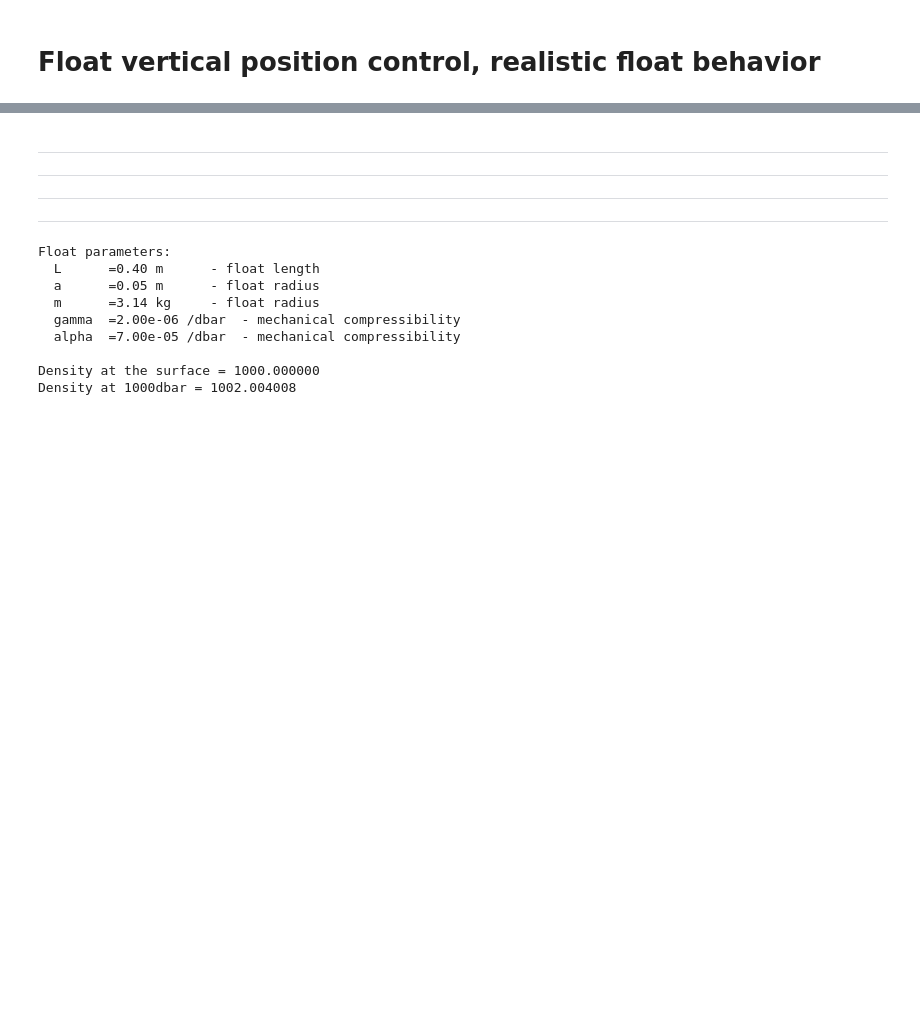
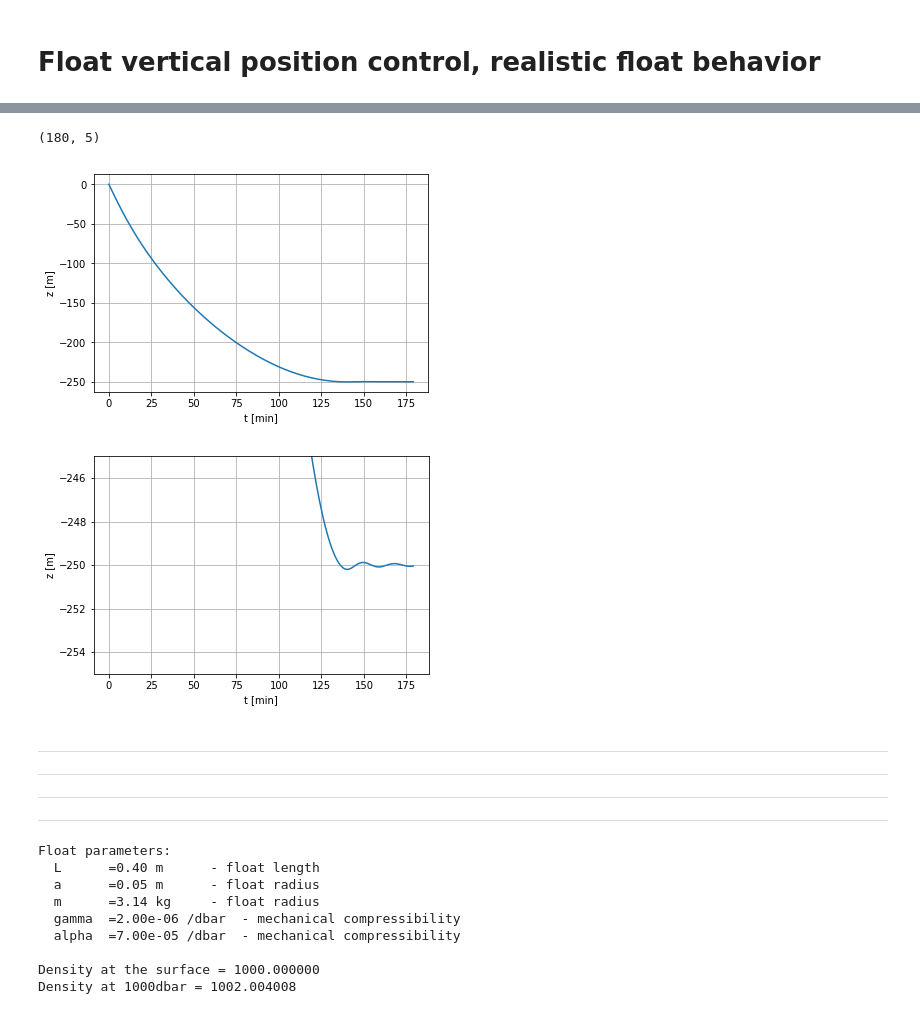
Before and after one commit to apatlpo/cognac, a Jupyter notebook: instrum/zcontrol_realistic.ipynb, the cells around one changed output, grey strips where cells are left out. Drawn from its saved outputs; the diff is of its cells as text; code cells hidden in the pictures; blank space fills up the shorter version.

```diff
--- a/instrum/zcontrol_realistic.ipynb
+++ b/instrum/zcontrol_realistic.ipynb
@@ -279,3 +313,23 @@ WOA water profile at lon=-50, lat=40
+# %%
+print (f.X.shape)
+plt.figure()
+ax=plt.subplot(111)
+ax.plot(f.X[:,0]/60.,f.X[:,1])
+ax.set_xlabel('t [min]')
+ax.set_ylabel('z [m]')
+ax.grid()
+
+plt.figure()
+ax=plt.subplot(111)
+ax.plot(f.X[:,0]/60.,f.X[:,1])
+ax.set_xlabel('t [min]')
+ax.set_ylabel('z [m]')
+ax.set_ylim((-255,-245))
+ax.grid()
+# %% [output]
+(180, 5)
+[figure, added]
+[figure, added]
 # %% [markdown]
 ---
 
```
Also changed, not shown: parts of 2 cells of this notebook.
